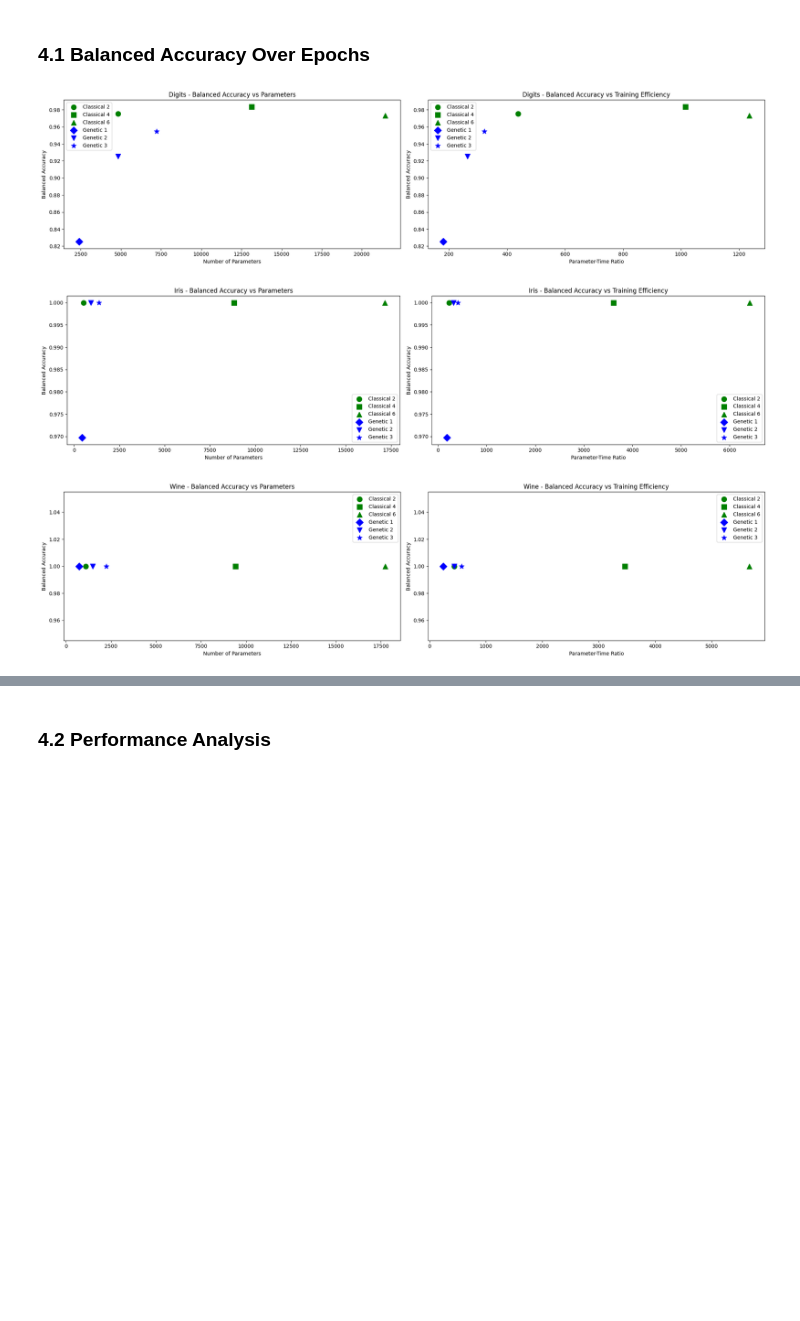
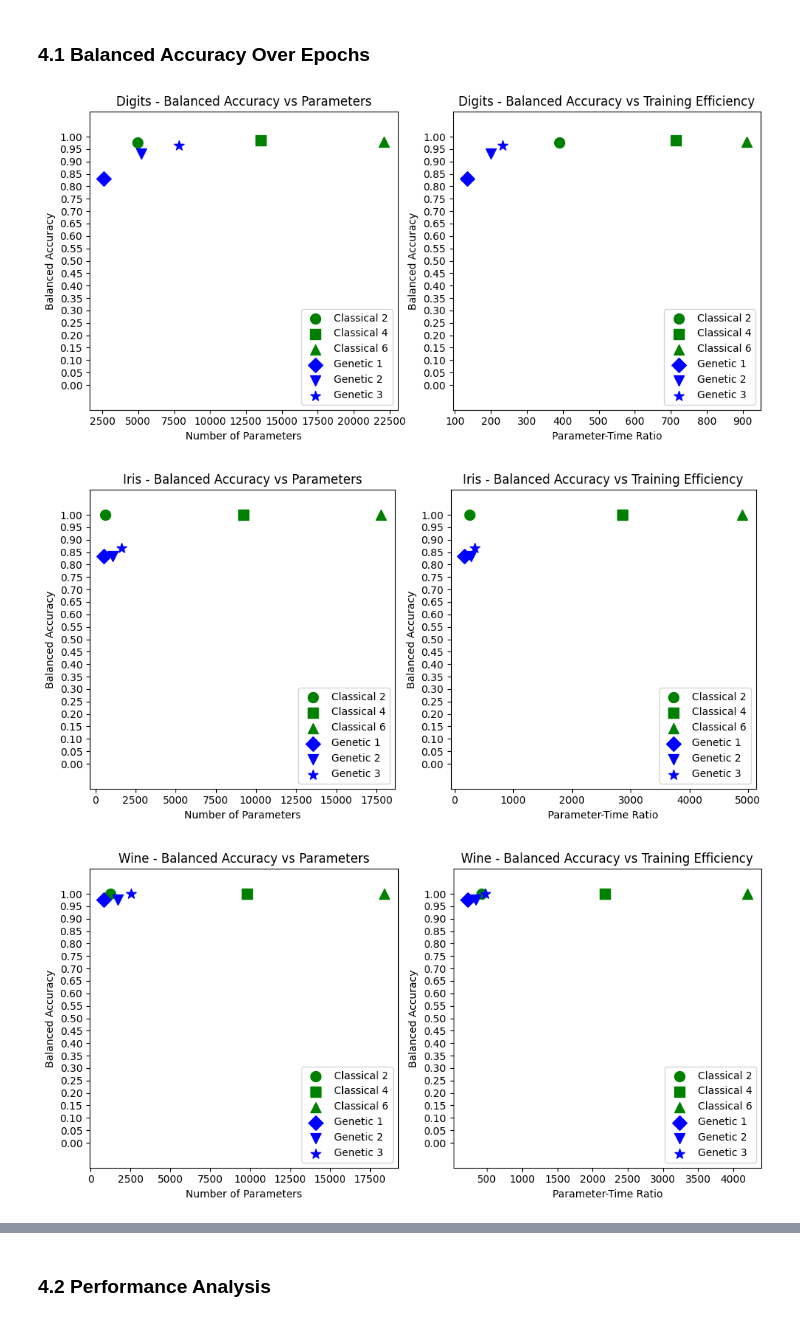
Before and after one commit to danube-ai/pikaia, a Jupyter notebook: examples/genetic_layer.ipynb, the cells around one changed output, grey strips where cells are left out. Cells and saved outputs as stored; diff of their text form; code cells hidden in the pictures; blank space fills up the shorter version.

```diff
--- a/examples/genetic_layer.ipynb
+++ b/examples/genetic_layer.ipynb
@@ -62,11 +62,10 @@ processed_datasets = {}
 for name, data in datasets.items():
     if isinstance(data, tuple):  # For synthetic dataset
         X, y = data
+    elif name == "covtype":
+        X, y = data["data"][:10000], data["target"][:10000]  # Use a subset for speed
     else:
         X, y = data.data, data.target
-    if name == "covtype":
-        # Subsample to 10k samples for manageability
-        X, y = X[:10000], y[:10000]
     X = StandardScaler().fit_transform(X)
     X_train, X_test, y_train, y_test = train_test_split(
         X, y, test_size=0.2, random_state=42
@@ -102,7 +101,9 @@ results = {}
 # %%
 # Train networks for each dataset, depth, and architecture
 pbar_datasets = tqdm(total=len(processed_datasets), desc="Datasets")
-pbar_classical = tqdm(total=len(processed_datasets) * len(classical_depths), desc="Classical")
+pbar_classical = tqdm(
+    total=len(processed_datasets) * len(classical_depths), desc="Classical"
+)
 pbar_genetic = tqdm(total=len(processed_datasets) * len(genetic_heads), desc="Genetic")
 
 for dataset_name, data in processed_datasets.items():
@@ -151,6 +152,8 @@ for dataset in datasets_list:
     ax.set_title(f"{dataset.capitalize()} - Balanced Accuracy")
     ax.set_xlabel("Epoch")
     ax.set_ylabel("Balanced Accuracy")
+    ax.set_ylim(-0.1, 1.1)
+    ax.set_yticks(np.arange(0, 1.05, 0.05))
 
     colors = {"classical": "green", "genetic": "blue"}
     # Different linestyles for each model
@@ -179,7 +182,7 @@ for dataset in datasets_list:
             label=f"{arch.capitalize()} {depth}",
         )
 
-    ax.legend()
+    ax.legend(loc="lower right")
 
     plt.tight_layout()
     plt.savefig(f"artefacts/genetic_layer_balanced_accuracy_{dataset}.png")
@@ -196,12 +199,14 @@ for dataset in datasets_list:
 ### 4.1 Balanced Accuracy Over Epochs
 # %%
 for dataset in datasets_list:
-    fig, axes = plt.subplots(1, 2, figsize=(20, 5))
+    fig, axes = plt.subplots(1, 2, figsize=(10, 5))
 
     # First subplot: Balanced Accuracy vs Number of Parameters
     axes[0].set_title(f"{dataset.capitalize()} - Balanced Accuracy vs Parameters")
     axes[0].set_xlabel("Number of Parameters")
     axes[0].set_ylabel("Balanced Accuracy")
+    axes[0].set_ylim(-0.1, 1.1)
+    axes[0].set_yticks(np.arange(0, 1.05, 0.05))
 
     # Second subplot: Balanced Accuracy vs Parameter-Time Ratio
     axes[1].set_title(
@@ -209,6 +214,8 @@ for dataset in datasets_list:
     )
     axes[1].set_xlabel("Parameter-Time Ratio")
     axes[1].set_ylabel("Balanced Accuracy")
+    axes[1].set_ylim(-0.1, 1.1)
+    axes[1].set_yticks(np.arange(0, 1.05, 0.05))
 
     colors = {"classical": "green", "genetic": "blue"}
     markers = [
@@ -231,35 +238,35 @@ for dataset in datasets_list:
         bal_acc = metrics["val_bal_acc_history"][-1]
 
         color = colors[arch]
         marker = markers[i]
 
         # Plot vs parameters
         axes[0].scatter(
             num_params,
             bal_acc,
             color=color,
             marker=marker,
             s=100,
             label=f"{arch.capitalize()} {depth}",
         )
 
         # Plot vs parameter-time ratio
         axes[1].scatter(
             param_time_ratio,
             bal_acc,
             color=color,
             marker=marker,
             s=100,
             label=f"{arch.capitalize()} {depth}",
         )
 
-    axes[0].legend()
-    axes[1].legend()
+    axes[0].legend(loc="lower right")
+    axes[1].legend(loc="lower right")
 
     plt.tight_layout()
     plt.savefig(f"artefacts/genetic_layer_benchmark_{dataset}.png")
     plt.show()
 # %% [output]
-[figure, old version]
+[figure, new version]
-[figure, old version]
+[figure, new version]
-[figure, old version]
+[figure, new version]
```
Also changed, not shown: parts of 5 cells of this notebook, 19 other files.
